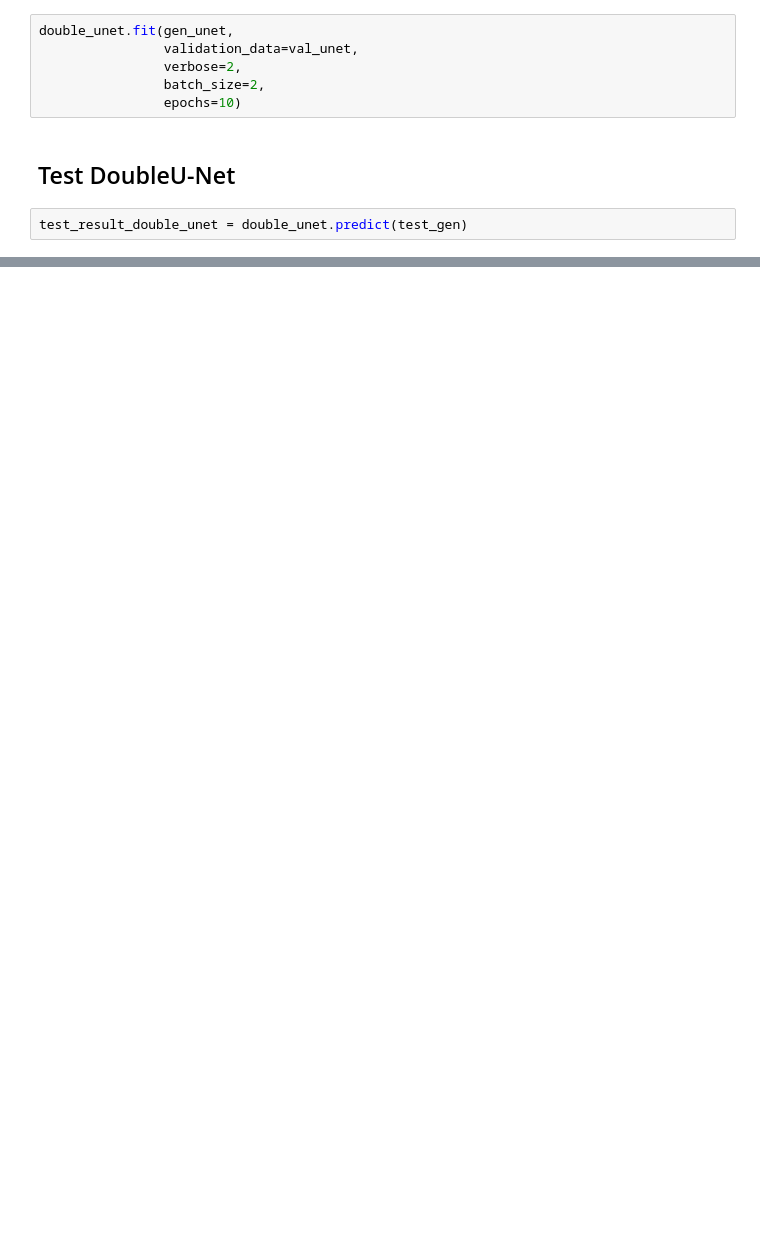
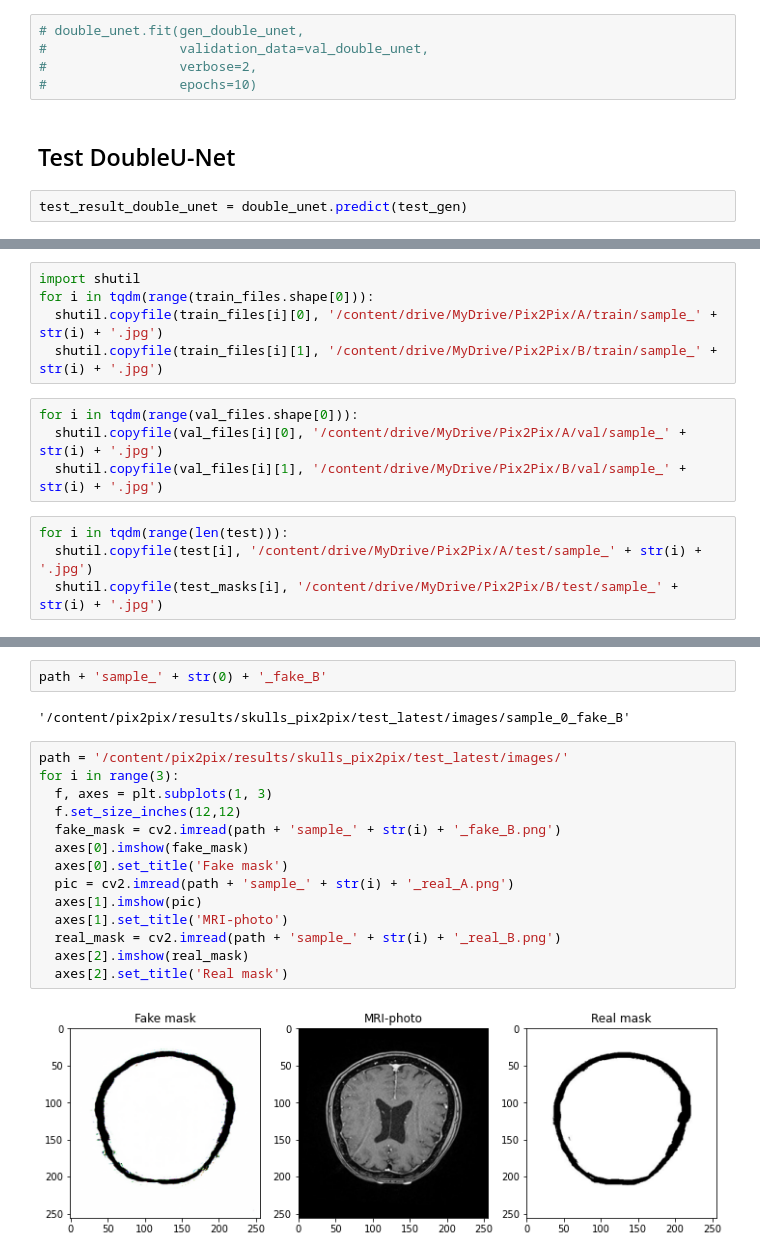
Before and after one commit to MaxKochanov/Skull-segmentation, a Jupyter notebook: skull_segmentation.ipynb, the cells around one changed output, grey strips where cells are left out. Drawn from its saved outputs; the diff is of its cells as text; blank space fills up the shorter version.

```diff
--- a/skull_segmentation.ipynb
+++ b/skull_segmentation.ipynb
@@ -565,9 +465,8 @@ double_unet.compile(optimizer=optimizers.Adam(lr=1e-3),
 # %%
-double_unet.fit(gen_unet,
-                validation_data=val_unet,
-                verbose=2,
-                batch_size=2,
-                epochs=10)
+# double_unet.fit(gen_double_unet,
+#                 validation_data=val_double_unet,
+#                 verbose=2,
+#                 epochs=10)
 # %% [markdown]
 ## Test DoubleU-Net
 # %%
@@ -586,0 +531,13 @@ for i in range(2):
+# %%
+import shutil
+for i in tqdm(range(train_files.shape[0])):
+  shutil.copyfile(train_files[i][0], '/content/drive/MyDrive/Pix2Pix/A/train/sample_' + str(i) + '.jpg')
+  shutil.copyfile(train_files[i][1], '/content/drive/MyDrive/Pix2Pix/B/train/sample_' + str(i) + '.jpg')
+# %%
+for i in tqdm(range(val_files.shape[0])):
+  shutil.copyfile(val_files[i][0], '/content/drive/MyDrive/Pix2Pix/A/val/sample_' + str(i) + '.jpg')
+  shutil.copyfile(val_files[i][1], '/content/drive/MyDrive/Pix2Pix/B/val/sample_' + str(i) + '.jpg')
+# %%
+for i in tqdm(range(len(test))):
+  shutil.copyfile(test[i], '/content/drive/MyDrive/Pix2Pix/A/test/sample_' + str(i) + '.jpg')
+  shutil.copyfile(test_masks[i], '/content/drive/MyDrive/Pix2Pix/B/test/sample_' + str(i) + '.jpg')
@@ -586,0 +603,20 @@ for i in range(2):
+# %%
+path + 'sample_' + str(0) + '_fake_B'
+# %% [output]
+'/content/pix2pix/results/skulls_pix2pix/test_latest/images/sample_0_fake_B'
+# %%
+path = '/content/pix2pix/results/skulls_pix2pix/test_latest/images/'
+for i in range(3):
+  f, axes = plt.subplots(1, 3)
+  f.set_size_inches(12,12)
+  fake_mask = cv2.imread(path + 'sample_' + str(i) + '_fake_B.png')
+  axes[0].imshow(fake_mask)
+  axes[0].set_title('Fake mask')
+  pic = cv2.imread(path + 'sample_' + str(i) + '_real_A.png')
+  axes[1].imshow(pic)
+  axes[1].set_title('MRI-photo')
+  real_mask = cv2.imread(path + 'sample_' + str(i) + '_real_B.png')
+  axes[2].imshow(real_mask)
+  axes[2].set_title('Real mask')
+# %% [output]
+[figure, added]
```
Also changed, not shown: parts of 42 cells of this notebook.
